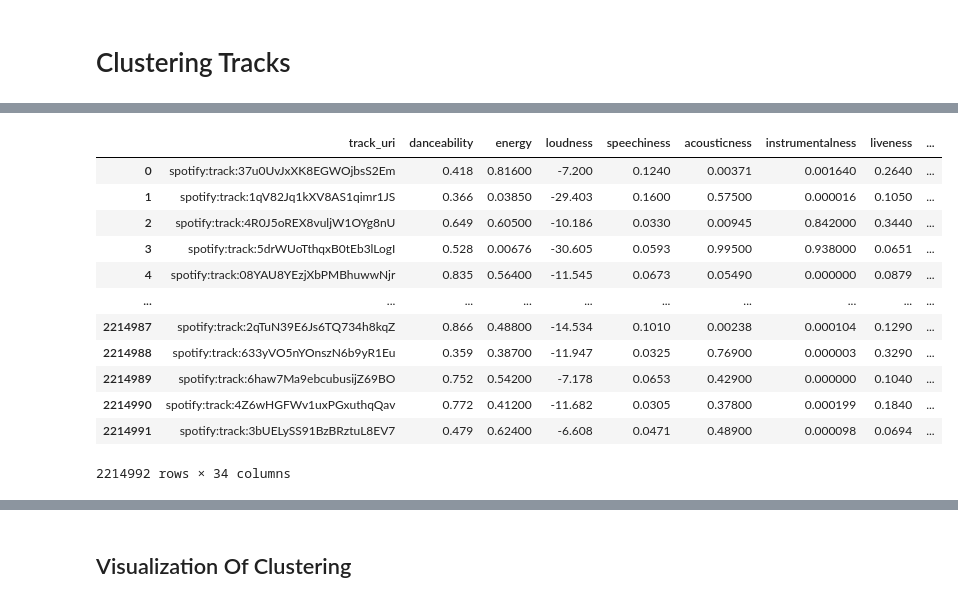
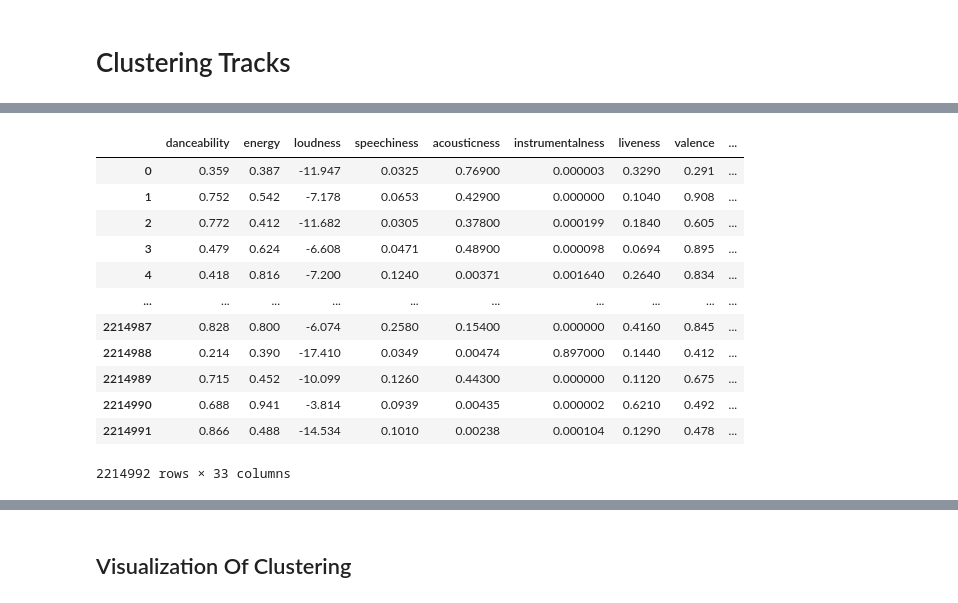
Before and after one commit to JoeBrueneman/Jammin_With_Spotify, a Jupyter notebook: Coding_notebooks/2.1_Track_Clustering.ipynb, the cells around one changed output, grey strips where cells are left out. Cells and saved outputs as stored; diff of their text form; code cells hidden in the pictures.

```diff
--- a/Coding_notebooks/2.1_Track_Clustering.ipynb
+++ b/Coding_notebooks/2.1_Track_Clustering.ipynb
@@ -15,9 +13,9 @@ from sklearn.metrics.pairwise import cosine_similarity
 [interactive output not drawn]
 # %%
 # Read the csv file into a pandas DataFrame
-tracks_df = pd.read_csv(Path("Resources/tracks.csv"))
+tracks_features_df = pd.read_csv(Path("Resources/track_features.csv"))
 
 # Review the DataFrame
-tracks_df
+tracks_features_df.head()
 # %% [output]
 |  | danceability | energy | key | loudness | mode | speechiness | acousticness | instrumentalness | ... |
@@ -56,26 +41,19 @@ plt.show()
 # %%
-# Keep the columns we want for fitting
-tracks_features_df = tracks_df[['track_uri', 'danceability', 'energy', 'loudness', 'speechiness',
-       'acousticness', 'instrumentalness', 'liveness', 'valence', 'tempo',
-       'duration_ms','key_none', 'key_0', 'key_1', 'key_2', 'key_3',
-       'key_4', 'key_5', 'key_6', 'key_7', 'key_8', 'key_9', 'key_10',
-       'key_11', 'mode_minor', 'mode_major', 'time_signature_0',
-       'time_signature_1', 'time_signature_2', 'time_signature_3',
-       'time_signature_4', 'time_signature_5', 'time_signature_6',
-       'time_signature_7']]
+# Get rid of the `Unnamed: 0` column
+tracks_features_df = tracks_features_df.drop(['key','mode','id', 'track_uri', 'track_href', 'analysis_url','time_signature',],axis=1)
 # Check out the df
 tracks_features_df
 # %% [output]
-|  | track_uri | danceability | energy | loudness | speechiness | acousticness | instrumentalness | liveness | ... |
-| 0 | spotify:track:37u0UvJxXK8EGWOjbsS2Em | 0.418 | 0.81600 | -7.200 | 0.1240 | 0.00371 | 0.001640 | 0.2640 | ... |
-| 1 | spotify:track:1qV82Jq1kXV8AS1qimr1JS | 0.366 | 0.03850 | -29.403 | 0.1600 | 0.57500 | 0.000016 | 0.1050 | ... |
-| 2 | spotify:track:4R0J5oREX8vuljW1OYg8nU | 0.649 | 0.60500 | -10.186 | 0.0330 | 0.00945 | 0.842000 | 0.3440 | ... |
-| 3 | spotify:track:5drWUoTthqxB0tEb3lLogI | 0.528 | 0.00676 | -30.605 | 0.0593 | 0.99500 | 0.938000 | 0.0651 | ... |
-| 4 | spotify:track:08YAU8YEzjXbPMBhuwwNjr | 0.835 | 0.56400 | -11.545 | 0.0673 | 0.05490 | 0.000000 | 0.0879 | ... |
+|  | danceability | energy | loudness | speechiness | acousticness | instrumentalness | liveness | valence | ... |
+| 0 | 0.359 | 0.387 | -11.947 | 0.0325 | 0.76900 | 0.000003 | 0.3290 | 0.291 | ... |
+| 1 | 0.752 | 0.542 | -7.178 | 0.0653 | 0.42900 | 0.000000 | 0.1040 | 0.908 | ... |
+| 2 | 0.772 | 0.412 | -11.682 | 0.0305 | 0.37800 | 0.000199 | 0.1840 | 0.605 | ... |
+| 3 | 0.479 | 0.624 | -6.608 | 0.0471 | 0.48900 | 0.000098 | 0.0694 | 0.895 | ... |
+| 4 | 0.418 | 0.816 | -7.200 | 0.1240 | 0.00371 | 0.001640 | 0.2640 | 0.834 | ... |
 | ... | ... | ... | ... | ... | ... | ... | ... | ... | ... |
-| 2214987 | spotify:track:2qTuN39E6Js6TQ734h8kqZ | 0.866 | 0.48800 | -14.534 | 0.1010 | 0.00238 | 0.000104 | 0.1290 | ... |
-| 2214988 | spotify:track:633yVO5nYOnszN6b9yR1Eu | 0.359 | 0.38700 | -11.947 | 0.0325 | 0.76900 | 0.000003 | 0.3290 | ... |
-| 2214989 | spotify:track:6haw7Ma9ebcubusijZ69BO | 0.752 | 0.54200 | -7.178 | 0.0653 | 0.42900 | 0.000000 | 0.1040 | ... |
-| 2214990 | spotify:track:4Z6wHGFWv1uxPGxuthqQav | 0.772 | 0.41200 | -11.682 | 0.0305 | 0.37800 | 0.000199 | 0.1840 | ... |
-| 2214991 | spotify:track:3bUELySS91BzBRztuL8EV7 | 0.479 | 0.62400 | -6.608 | 0.0471 | 0.48900 | 0.000098 | 0.0694 | ... |
+| 2214987 | 0.828 | 0.800 | -6.074 | 0.2580 | 0.15400 | 0.000000 | 0.4160 | 0.845 | ... |
+| 2214988 | 0.214 | 0.390 | -17.410 | 0.0349 | 0.00474 | 0.897000 | 0.1440 | 0.412 | ... |
+| 2214989 | 0.715 | 0.452 | -10.099 | 0.1260 | 0.44300 | 0.000000 | 0.1120 | 0.675 | ... |
+| 2214990 | 0.688 | 0.941 | -3.814 | 0.0939 | 0.00435 | 0.000002 | 0.6210 | 0.492 | ... |
+| 2214991 | 0.866 | 0.488 | -14.534 | 0.1010 | 0.00238 | 0.000104 | 0.1290 | 0.478 | ... |
-2214992 rows × 34 columns
+2214992 rows × 33 columns
```
Also changed, not shown: parts of 59 cells of this notebook, 2 other files.
